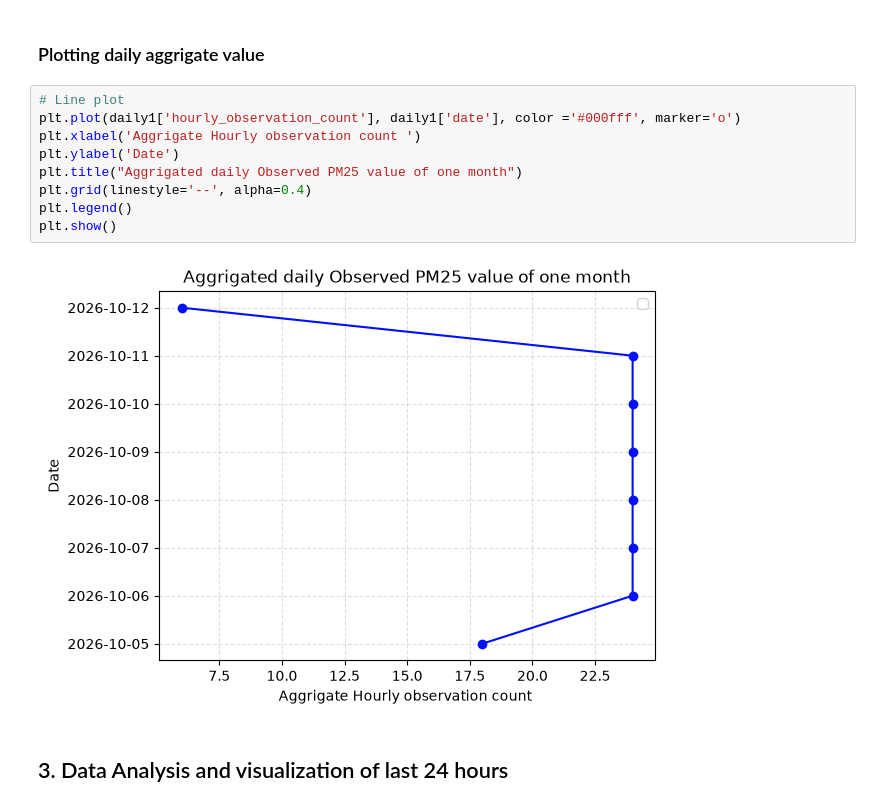
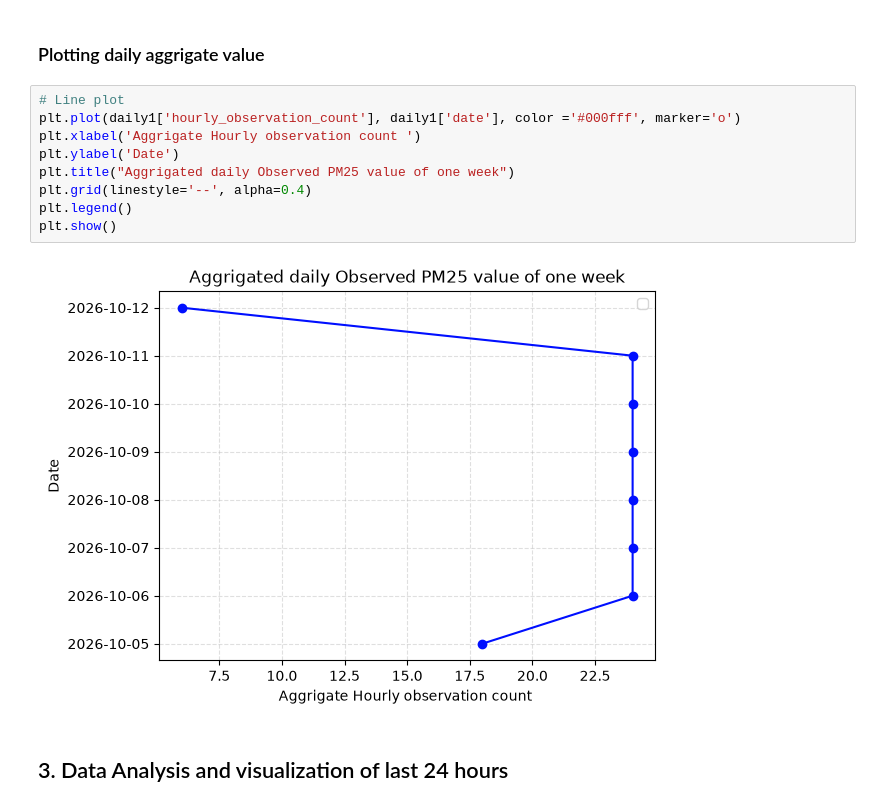
Before and after one commit to Laxmination/Kathmandu-PM2.5-Forecasting, a Jupyter notebook: pm25/Bagdol data analysis.ipynb, the cells around one changed output. Drawn from its saved outputs; the diff is of its cells as text.

```diff
--- a/pm25/Bagdol data analysis.ipynb
+++ b/pm25/Bagdol data analysis.ipynb
@@ -272,14 +272,14 @@ Index(['index', 'date', 'pm25_daily_mean_ug_m3', 'hourly_observation_count',
 # %%
 # Line plot
 plt.plot(daily1['hourly_observation_count'], daily1['date'], color ='#000fff', marker='o')
 plt.xlabel('Aggrigate Hourly observation count ')
 plt.ylabel('Date')
-plt.title("Aggrigated daily Observed PM25 value of one month")
+plt.title("Aggrigated daily Observed PM25 value of one week")
 plt.grid(linestyle='--', alpha=0.4)
 plt.legend()
 plt.show()
 # %% [output]
-[figure, old version]
+[figure, new version]
 # %% [markdown]
 ## 3. Data Analysis and visualization of last 24 hours
 # %%
```
Also changed, not shown: parts of 2 cells of this notebook, 1 other file.
